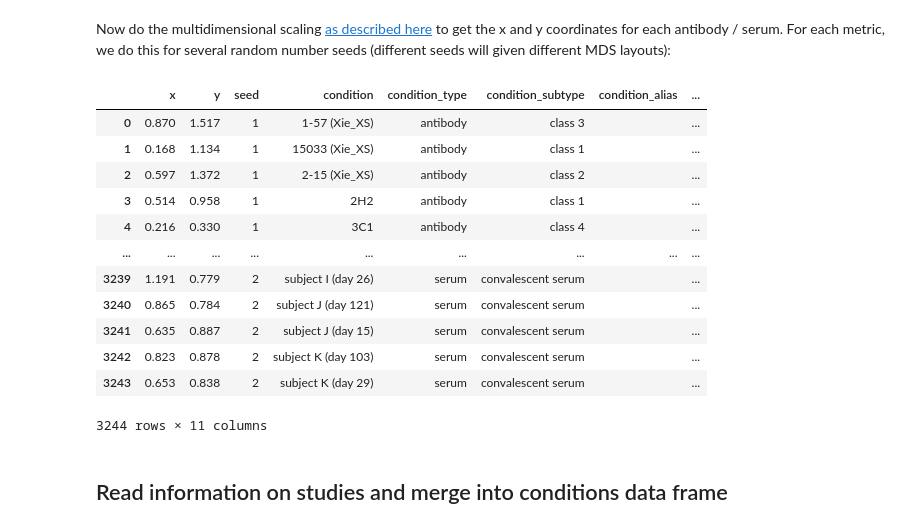
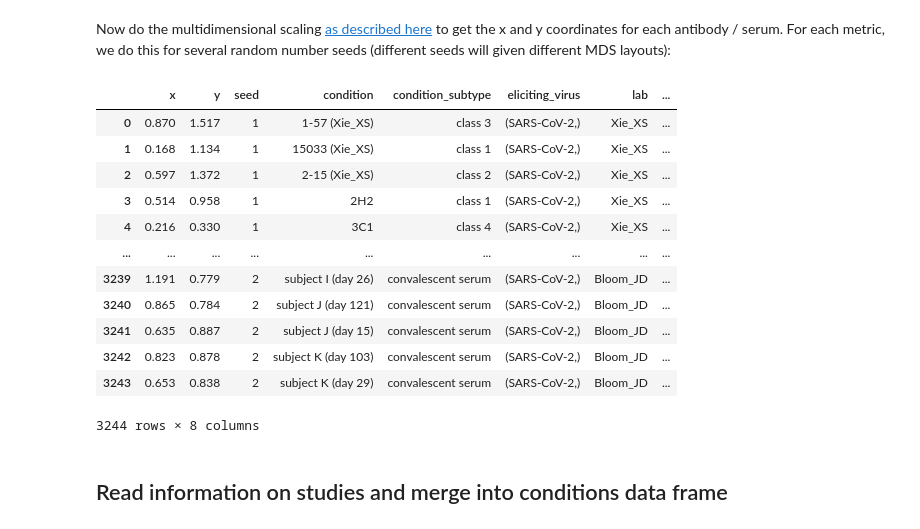
Before and after one commit to jbloomlab/SARS2_RBD_Ab_escape_maps, a Jupyter notebook: plot_escape_maps.ipynb, the cells around one changed output. Cells and saved outputs as stored; diff of their text form; code cells hidden in the pictures.

```diff
--- a/plot_escape_maps.ipynb
+++ b/plot_escape_maps.ipynb
@@ -176,47 +176,47 @@ for seed in seeds:
     # use multidimensional scaling to get locations of antibodies
     mds = sklearn.manifold.MDS(n_components=2,
                                metric=True,
                                max_iter=3000,
                                eps=1e-6,
                                random_state=seed,
                                dissimilarity='precomputed',
                                n_jobs=1)
     locs = mds.fit_transform(dissimilarities)
     mds_coords.append(pd.DataFrame(locs, columns=['x', 'y'])
                       .assign(seed=seed,
                               condition=dissimilarities.columns,
                               xmin=lambda df: df['x'].min(),
                               ymin=lambda df: df['y'].min(),
                               x=lambda df: df['x'] - df['xmin'],
                               y=lambda df: df['y'] - df['ymin'],
                               )
                       )
 mds_coords = (
     pd.concat(mds_coords,
               ignore_index=True)
     .merge(conditions_df,
            on='condition',
            how='left',
            validate="many_to_one",
            )
-    .drop(columns=['xmin', 'ymin'])
+    .drop(columns=['xmin', 'ymin', "study", "condition_alias", "condition_type"])
     )
 
 mds_coords.round(3)
 # %% [output]
-|  | x | y | seed | condition | condition_type | condition_subtype | condition_alias | ... |
-| 0 | 0.870 | 1.517 | 1 | 1-57 (Xie_XS) | antibody | class 3 |  | ... |
-| 1 | 0.168 | 1.134 | 1 | 15033 (Xie_XS) | antibody | class 1 |  | ... |
-| 2 | 0.597 | 1.372 | 1 | 2-15 (Xie_XS) | antibody | class 2 |  | ... |
-| 3 | 0.514 | 0.958 | 1 | 2H2 | antibody | class 1 |  | ... |
-| 4 | 0.216 | 0.330 | 1 | 3C1 | antibody | class 4 |  | ... |
+|  | x | y | seed | condition | condition_subtype | eliciting_virus | lab | ... |
+| 0 | 0.870 | 1.517 | 1 | 1-57 (Xie_XS) | class 3 | (SARS-CoV-2,) | Xie_XS | ... |
+| 1 | 0.168 | 1.134 | 1 | 15033 (Xie_XS) | class 1 | (SARS-CoV-2,) | Xie_XS | ... |
+| 2 | 0.597 | 1.372 | 1 | 2-15 (Xie_XS) | class 2 | (SARS-CoV-2,) | Xie_XS | ... |
+| 3 | 0.514 | 0.958 | 1 | 2H2 | class 1 | (SARS-CoV-2,) | Xie_XS | ... |
+| 4 | 0.216 | 0.330 | 1 | 3C1 | class 4 | (SARS-CoV-2,) | Xie_XS | ... |
 | ... | ... | ... | ... | ... | ... | ... | ... | ... |
-| 3239 | 1.191 | 0.779 | 2 | subject I (day 26) | serum | convalescent serum |  | ... |
-| 3240 | 0.865 | 0.784 | 2 | subject J (day 121) | serum | convalescent serum |  | ... |
-| 3241 | 0.635 | 0.887 | 2 | subject J (day 15) | serum | convalescent serum |  | ... |
-| 3242 | 0.823 | 0.878 | 2 | subject K (day 103) | serum | convalescent serum |  | ... |
-| 3243 | 0.653 | 0.838 | 2 | subject K (day 29) | serum | convalescent serum |  | ... |
+| 3239 | 1.191 | 0.779 | 2 | subject I (day 26) | convalescent serum | (SARS-CoV-2,) | Bloom_JD | ... |
+| 3240 | 0.865 | 0.784 | 2 | subject J (day 121) | convalescent serum | (SARS-CoV-2,) | Bloom_JD | ... |
+| 3241 | 0.635 | 0.887 | 2 | subject J (day 15) | convalescent serum | (SARS-CoV-2,) | Bloom_JD | ... |
+| 3242 | 0.823 | 0.878 | 2 | subject K (day 103) | convalescent serum | (SARS-CoV-2,) | Bloom_JD | ... |
+| 3243 | 0.653 | 0.838 | 2 | subject K (day 29) | convalescent serum | (SARS-CoV-2,) | Bloom_JD | ... |
-3244 rows × 11 columns
+3244 rows × 8 columns
 # %% [markdown]
 ## Read information on studies and merge into conditions data frame
 # %%
```
Also changed, not shown: parts of 3 cells of this notebook.
